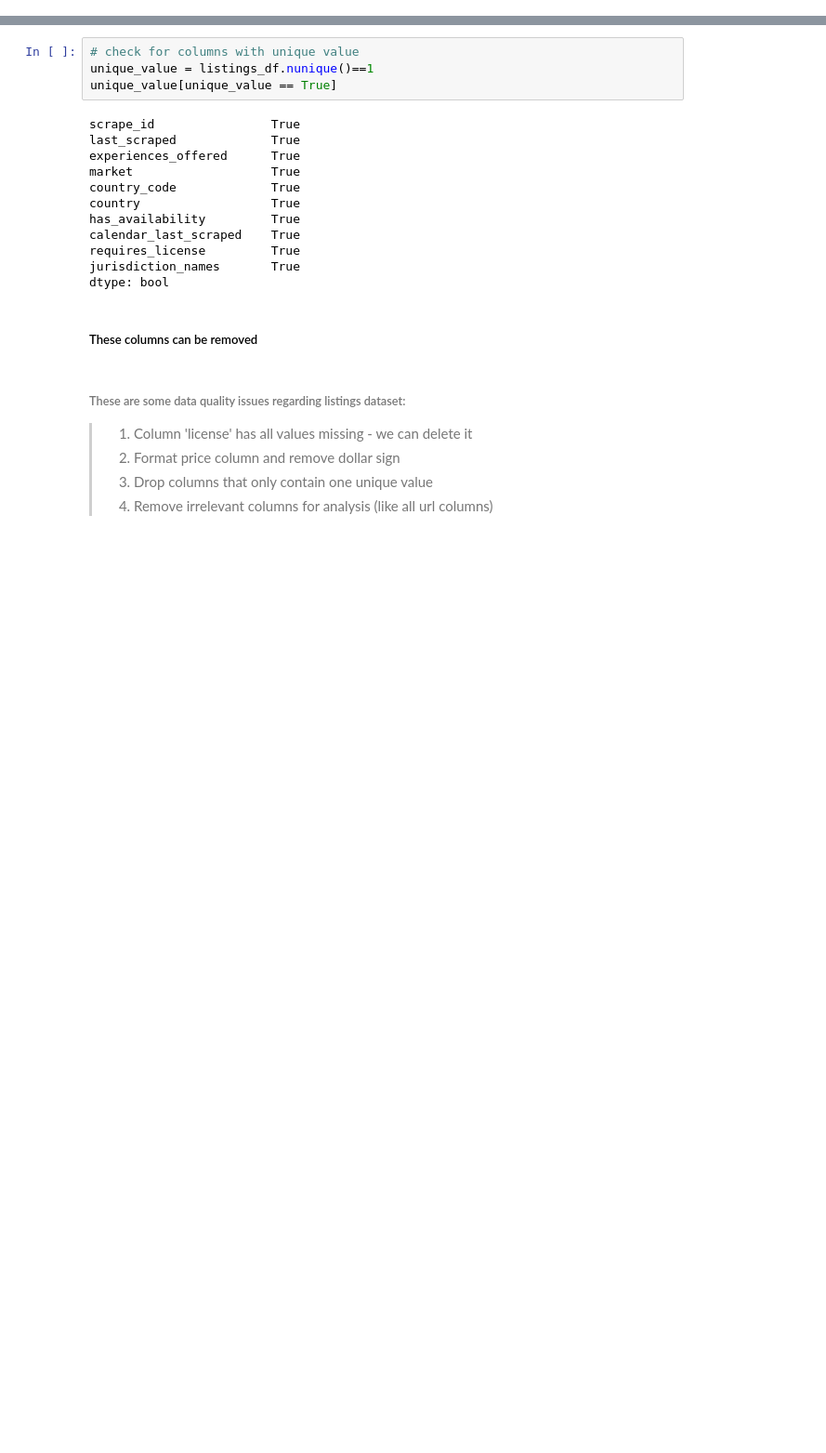
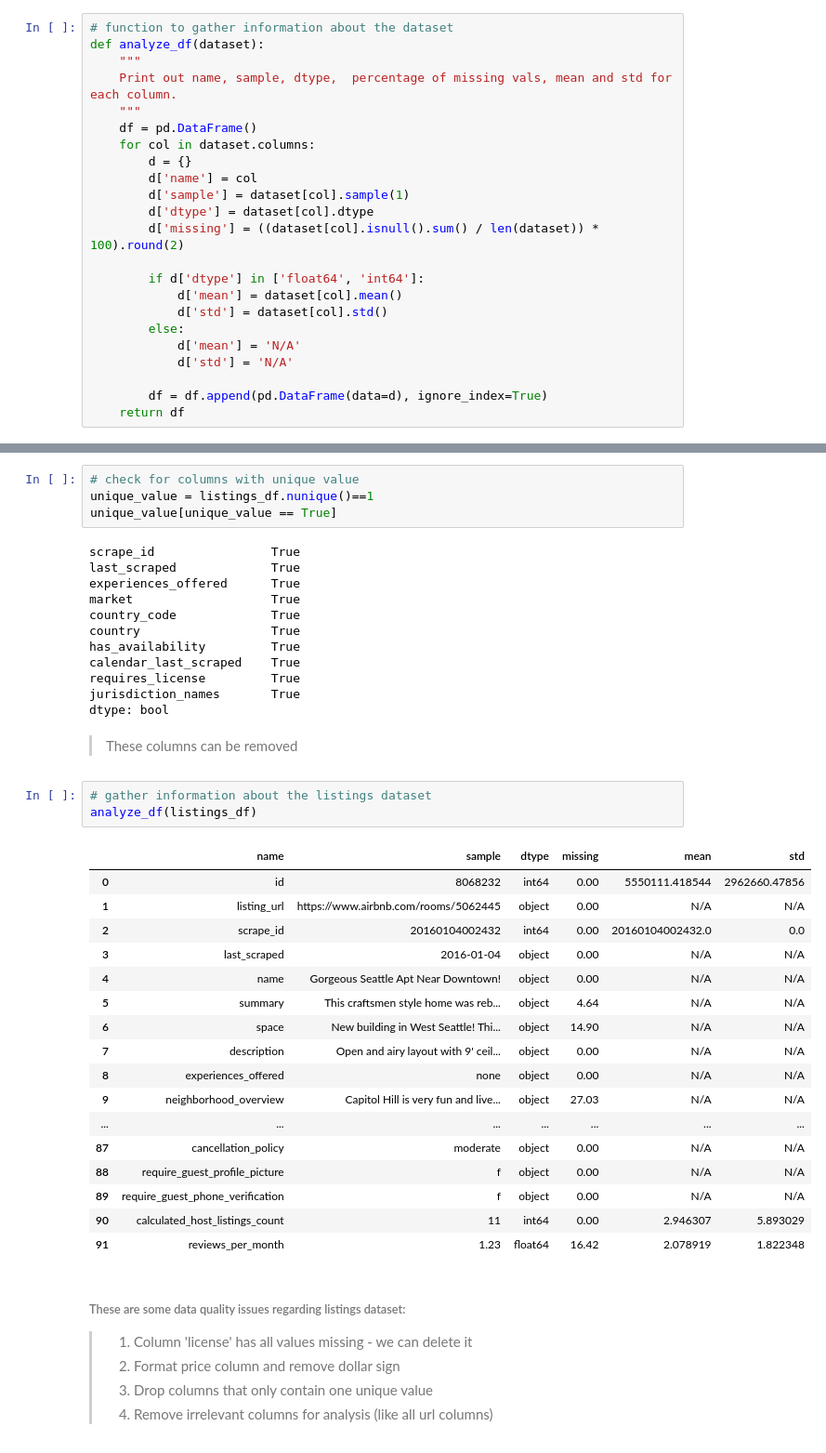
Before and after one commit to jonaletil/Write-A-Data-Science-Blog-Post, a Jupyter notebook: seattle_airbnb_analysis.ipynb, the cells around one changed output, grey strips where cells are left out. Shown: that part at 93% size. Drawn from its saved outputs; the diff is of its cells as text; blank space fills up the shorter version.

```diff
--- a/seattle_airbnb_analysis.ipynb
+++ b/seattle_airbnb_analysis.ipynb
@@ -156,3 +156,26 @@ Name: price, Length: 669, dtype: int64
 calendar_df.price[calendar_df.price == calendar_df.price.str.endswith('.00')].shape[0]
 # %% [output]
 0
+# %%
+# function to gather information about the dataset
+def analyze_df(dataset):
+    """
+    Print out name, sample, dtype,  percentage of missing vals, mean and std for each column.
+    """
+    df = pd.DataFrame()
+    for col in dataset.columns:
+        d = {}
+        d['name'] = col
+        d['sample'] = dataset[col].sample(1)
+        d['dtype'] = dataset[col].dtype
+        d['missing'] = ((dataset[col].isnull().sum() / len(dataset)) * 100).round(2)
+
+        if d['dtype'] in ['float64', 'int64']:
+            d['mean'] = dataset[col].mean()
+            d['std'] = dataset[col].std()
+        else:
+            d['mean'] = 'N/A'
+            d['std'] = 'N/A'
+
+        df = df.append(pd.DataFrame(data=d), ignore_index=True)
+    return df
@@ -280,8 +286,29 @@ calendar_last_scraped    True
 requires_license         True
 jurisdiction_names       True
 dtype: bool
-# %% [markdown]
-##### These columns can be removed
+# %% [markdown]
+> These columns can be removed
+# %%
+# gather information about the listings dataset
+analyze_df(listings_df)
+# %% [output]
+|  | name | sample | dtype | missing | mean | std |
+| 0 | id | 8068232 | int64 | 0.00 | 5550111.418544 | 2962660.47856 |
+| 1 | listing_url | https://www.airbnb.com/rooms/5062445 | object | 0.00 | N/A | N/A |
+| 2 | scrape_id | 20160104002432 | int64 | 0.00 | 20160104002432.0 | 0.0 |
+| 3 | last_scraped | 2016-01-04 | object | 0.00 | N/A | N/A |
+| 4 | name | Gorgeous Seattle Apt Near Downtown! | object | 0.00 | N/A | N/A |
+| 5 | summary | This craftsmen style home was reb... | object | 4.64 | N/A | N/A |
+| 6 | space | New building in West Seattle! Thi... | object | 14.90 | N/A | N/A |
+| 7 | description | Open and airy layout with 9' ceil... | object | 0.00 | N/A | N/A |
+| 8 | experiences_offered | none | object | 0.00 | N/A | N/A |
+| 9 | neighborhood_overview | Capitol Hill is very fun and live... | object | 27.03 | N/A | N/A |
+| ... | ... | ... | ... | ... | ... | ... |
+| 87 | cancellation_policy | moderate | object | 0.00 | N/A | N/A |
+| 88 | require_guest_profile_picture | f | object | 0.00 | N/A | N/A |
+| 89 | require_guest_phone_verification | f | object | 0.00 | N/A | N/A |
+| 90 | calculated_host_listings_count | 11 | int64 | 0.00 | 2.946307 | 5.893029 |
+| 91 | reviews_per_month | 1.23 | float64 | 16.42 | 2.078919 | 1.822348 |
 # %% [markdown]
 ###### These are some data quality issues regarding listings dataset:
 > 1. Column 'license' has all values missing - we can delete it
```
Also changed, not shown: parts of 35 cells of this notebook.
